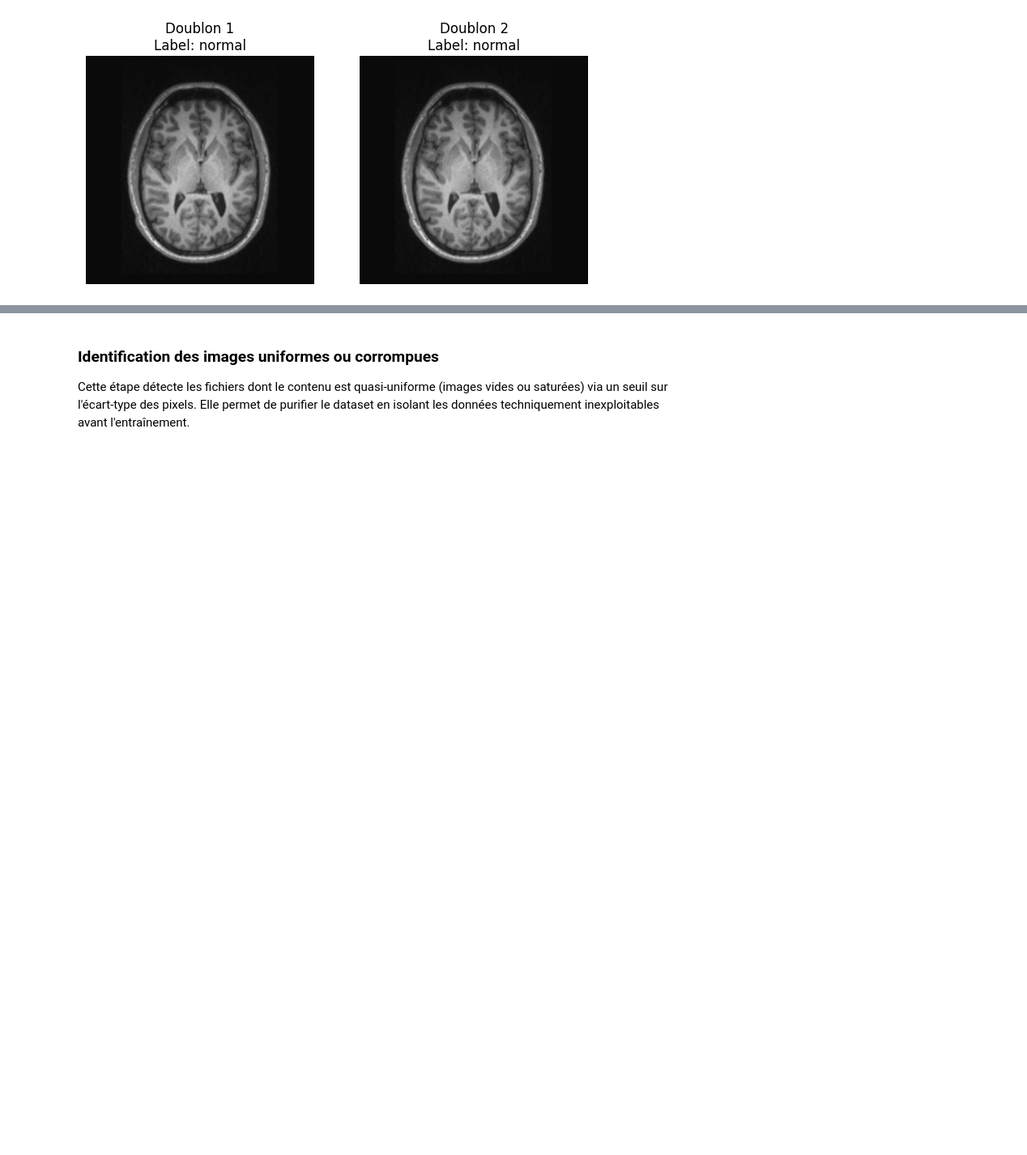
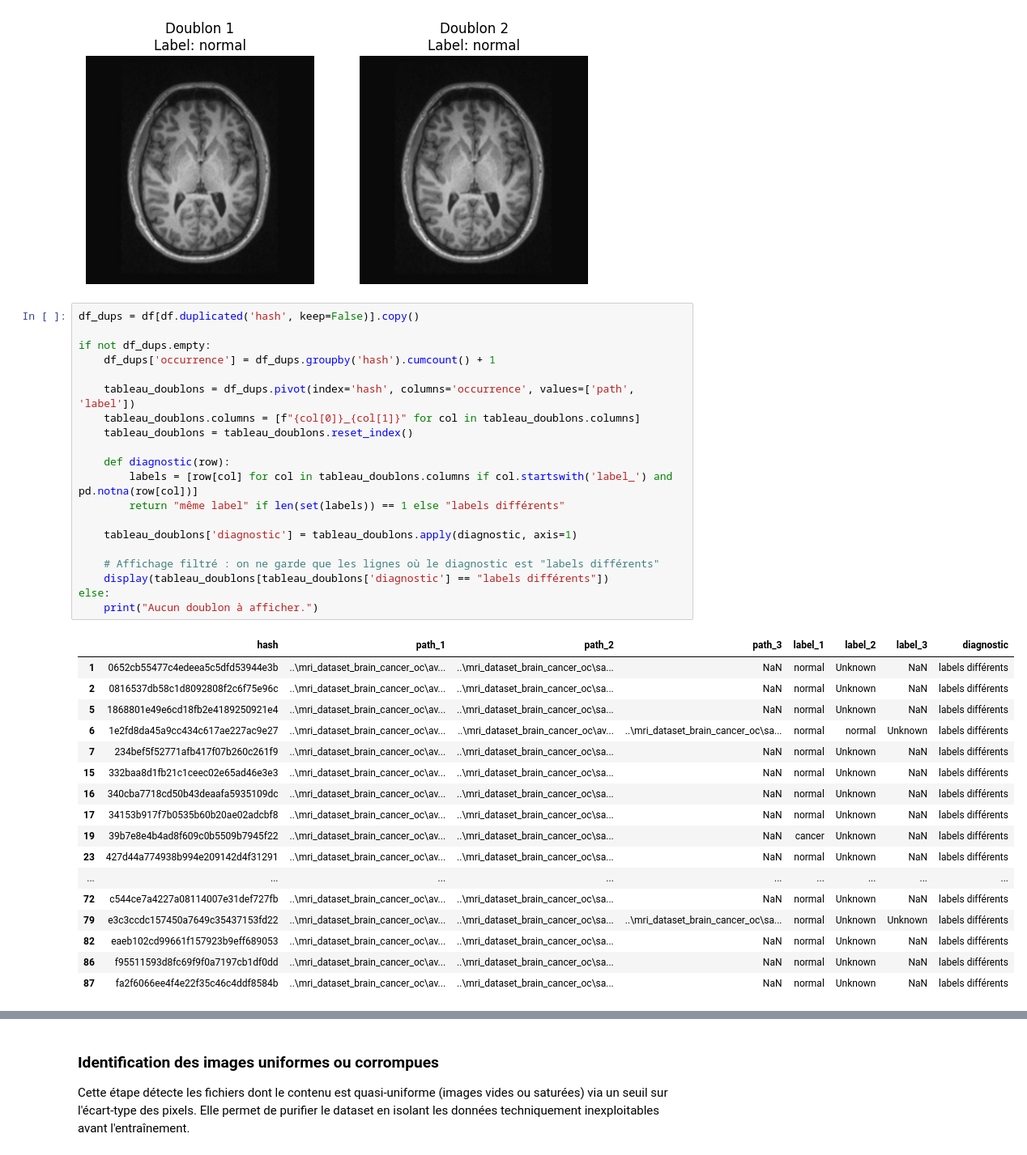
Before and after one commit to EthanChmt/semi-supervised-mri-learning, a Jupyter notebook: notebooks/1_EDA.ipynb, the cells around one changed output, grey strips where cells are left out. Shown at 81% size. Drawn from its saved outputs; the diff is of its cells as text; blank space fills up the shorter version.

```diff
--- a/1_EDA.ipynb
+++ b/notebooks/1_EDA.ipynb
@@ -213,3 +213,41 @@ if duplicates_count > 0:
     plt.show()
 # %% [output]
 [figure]
+# %%
+df_dups = df[df.duplicated('hash', keep=False)].copy()
+
+if not df_dups.empty:
+    df_dups['occurrence'] = df_dups.groupby('hash').cumcount() + 1
+
+    tableau_doublons = df_dups.pivot(index='hash', columns='occurrence', values=['path', 'label'])
+    tableau_doublons.columns = [f"{col[0]}_{col[1]}" for col in tableau_doublons.columns]
+    tableau_doublons = tableau_doublons.reset_index()
+
+    def diagnostic(row):
+        labels = [row[col] for col in tableau_doublons.columns if col.startswith('label_') and pd.notna(row[col])]
+        return "même label" if len(set(labels)) == 1 else "labels différents"
+
+    tableau_doublons['diagnostic'] = tableau_doublons.apply(diagnostic, axis=1)
+
+    # Affichage filtré : on ne garde que les lignes où le diagnostic est "labels différents"
+    display(tableau_doublons[tableau_doublons['diagnostic'] == "labels différents"])
+else:
+    print("Aucun doublon à afficher.")
+# %% [output]
+|  | hash | path_1 | path_2 | path_3 | label_1 | label_2 | label_3 | diagnostic |
+| 1 | 0652cb55477c4edeea5c5dfd53944e3b | ..\mri_dataset_brain_cancer_oc\av... | ..\mri_dataset_brain_cancer_oc\sa... | NaN | normal | Unknown | NaN | labels différents |
+| 2 | 0816537db58c1d8092808f2c6f75e96c | ..\mri_dataset_brain_cancer_oc\av... | ..\mri_dataset_brain_cancer_oc\sa... | NaN | normal | Unknown | NaN | labels différents |
+| 5 | 1868801e49e6cd18fb2e4189250921e4 | ..\mri_dataset_brain_cancer_oc\av... | ..\mri_dataset_brain_cancer_oc\sa... | NaN | normal | Unknown | NaN | labels différents |
+| 6 | 1e2fd8da45a9cc434c617ae227ac9e27 | ..\mri_dataset_brain_cancer_oc\av... | ..\mri_dataset_brain_cancer_oc\av... | ..\mri_dataset_brain_cancer_oc\sa... | normal | normal | Unknown | labels différents |
+| 7 | 234bef5f52771afb417f07b260c261f9 | ..\mri_dataset_brain_cancer_oc\av... | ..\mri_dataset_brain_cancer_oc\sa... | NaN | normal | Unknown | NaN | labels différents |
+| 15 | 332baa8d1fb21c1ceec02e65ad46e3e3 | ..\mri_dataset_brain_cancer_oc\av... | ..\mri_dataset_brain_cancer_oc\sa... | NaN | normal | Unknown | NaN | labels différents |
+| 16 | 340cba7718cd50b43deaafa5935109dc | ..\mri_dataset_brain_cancer_oc\av... | ..\mri_dataset_brain_cancer_oc\sa... | NaN | normal | Unknown | NaN | labels différents |
+| 17 | 34153b917f7b0535b60b20ae02adcbf8 | ..\mri_dataset_brain_cancer_oc\av... | ..\mri_dataset_brain_cancer_oc\sa... | NaN | normal | Unknown | NaN | labels différents |
+| 19 | 39b7e8e4b4ad8f609c0b5509b7945f22 | ..\mri_dataset_brain_cancer_oc\av... | ..\mri_dataset_brain_cancer_oc\sa... | NaN | cancer | Unknown | NaN | labels différents |
+| 23 | 427d44a774938b994e209142d4f31291 | ..\mri_dataset_brain_cancer_oc\av... | ..\mri_dataset_brain_cancer_oc\sa... | NaN | normal | Unknown | NaN | labels différents |
+| ... | ... | ... | ... | ... | ... | ... | ... | ... |
+| 72 | c544ce7a4227a08114007e31def727fb | ..\mri_dataset_brain_cancer_oc\av... | ..\mri_dataset_brain_cancer_oc\sa... | NaN | normal | Unknown | NaN | labels différents |
+| 79 | e3c3ccdc157450a7649c35437153fd22 | ..\mri_dataset_brain_cancer_oc\av... | ..\mri_dataset_brain_cancer_oc\sa... | ..\mri_dataset_brain_cancer_oc\sa... | normal | Unknown | Unknown | labels différents |
+| 82 | eaeb102cd99661f157923b9eff689053 | ..\mri_dataset_brain_cancer_oc\av... | ..\mri_dataset_brain_cancer_oc\sa... | NaN | normal | Unknown | NaN | labels différents |
+| 86 | f95511593d8fc69f9f0a7197cb1df0dd | ..\mri_dataset_brain_cancer_oc\av... | ..\mri_dataset_brain_cancer_oc\sa... | NaN | normal | Unknown | NaN | labels différents |
+| 87 | fa2f6066ee4f4e22f35c46c4ddf8584b | ..\mri_dataset_brain_cancer_oc\av... | ..\mri_dataset_brain_cancer_oc\sa... | NaN | normal | Unknown | NaN | labels différents |
```
Also changed, not shown: parts of 9 cells of this notebook, 3 other files.
